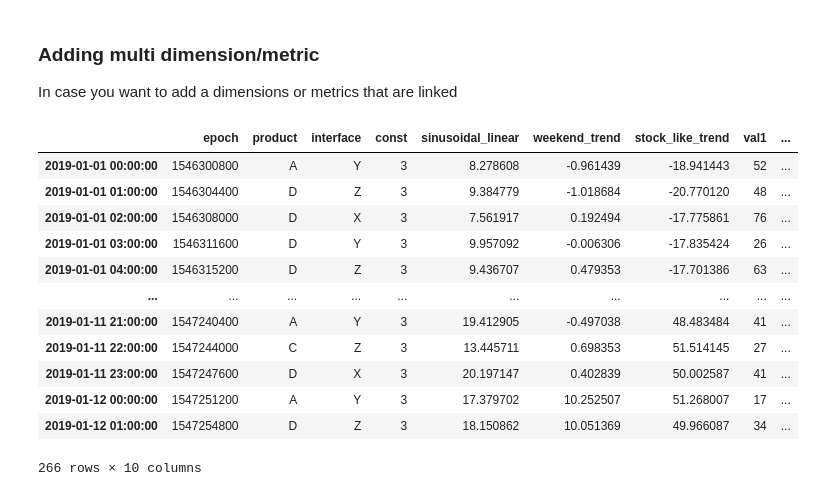
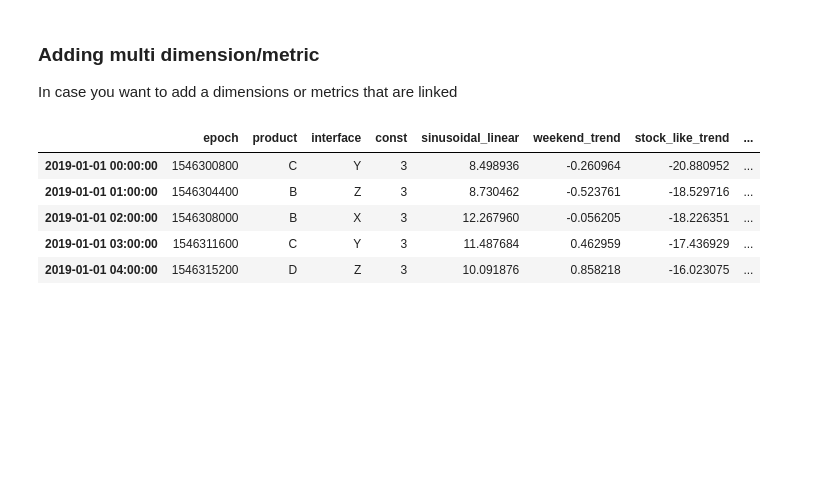
Before and after one commit to manojmanivannan/ts-data-generator, a Jupyter notebook: notebooks/sample.ipynb, the cells around one changed output. Drawn from its saved outputs; the diff is of its cells as text; code cells hidden in the pictures; blank space fills up the shorter version.

```diff
--- a/notebooks/sample.ipynb
+++ b/notebooks/sample.ipynb
@@ -104,0 +113,27 @@ DataGen(
+# %%
+# Additional trend types: HolidayTrend, ARNoiseTrend, MarkovTrend
+from ts_data_generator.utils.trends import HolidayTrend, ARNoiseTrend, MarkovTrend
+
+# Add more metrics with the new trend types
+d.add_metric(
+    name="holiday_effect",
+    trends=[
+        HolidayTrend(name="hols", country="US", effect=30, pre_window=3, post_window=2, direction="up"),
+    ],
+)
+
+d.add_metric(
+    name="ar_noise",
+    trends=[
+        ARNoiseTrend(name="ar", coefficients=[0.5, -0.2], noise_std=0.5),
+    ],
+)
+
+d.add_metric(
+    name="markov_states",
+    trends=[
+        MarkovTrend(name="mkv", states=["low", "med", "high"], values=[10, 50, 100], stickiness=0.9, noise_std=5),
+    ],
+)
+
+d.data.tail()
@@ -151,6 +227,6 @@ d.data
 ### Extending time range
 Changing the start or end datetime if automatically generate the data for all columns
 # %%
-d.end_datetime = '2019-01-12 01:05:00'
-d.data
+d.end_datetime = '2019-01-12 02:05:00'
+d.data.tail()
 # %% [output]
@@ -181,21 +250,14 @@ def my_custom_function():
 
 d.add_multi_items(names="val1 val2 val3".split(), function=my_custom_function(), aggregation_type="sum avg min".split())
 # %%
-d.data
+d.data.head()
 # %% [output]
-|  | epoch | product | interface | const | sinusoidal_linear | weekend_trend | stock_like_trend | val1 | ... |
-| 2019-01-01 00:00:00 | 1546300800 | A | Y | 3 | 8.278608 | -0.961439 | -18.941443 | 52 | ... |
-| 2019-01-01 01:00:00 | 1546304400 | D | Z | 3 | 9.384779 | -1.018684 | -20.770120 | 48 | ... |
-| 2019-01-01 02:00:00 | 1546308000 | D | X | 3 | 7.561917 | 0.192494 | -17.775861 | 76 | ... |
-| 2019-01-01 03:00:00 | 1546311600 | D | Y | 3 | 9.957092 | -0.006306 | -17.835424 | 26 | ... |
-| 2019-01-01 04:00:00 | 1546315200 | D | Z | 3 | 9.436707 | 0.479353 | -17.701386 | 63 | ... |
-| ... | ... | ... | ... | ... | ... | ... | ... | ... | ... |
-| 2019-01-11 21:00:00 | 1547240400 | A | Y | 3 | 19.412905 | -0.497038 | 48.483484 | 41 | ... |
-| 2019-01-11 22:00:00 | 1547244000 | C | Z | 3 | 13.445711 | 0.698353 | 51.514145 | 27 | ... |
-| 2019-01-11 23:00:00 | 1547247600 | D | X | 3 | 20.197147 | 0.402839 | 50.002587 | 41 | ... |
-| 2019-01-12 00:00:00 | 1547251200 | A | Y | 3 | 17.379702 | 10.252507 | 51.268007 | 17 | ... |
-| 2019-01-12 01:00:00 | 1547254800 | D | Z | 3 | 18.150862 | 10.051369 | 49.966087 | 34 | ... |
+|  | epoch | product | interface | const | sinusoidal_linear | weekend_trend | stock_like_trend | ... |
+| 2019-01-01 00:00:00 | 1546300800 | C | Y | 3 | 8.498936 | -0.260964 | -20.880952 | ... |
+| 2019-01-01 01:00:00 | 1546304400 | B | Z | 3 | 8.730462 | -0.523761 | -18.529716 | ... |
+| 2019-01-01 02:00:00 | 1546308000 | B | X | 3 | 12.267960 | -0.056205 | -18.226351 | ... |
+| 2019-01-01 03:00:00 | 1546311600 | C | Y | 3 | 11.487684 | 0.462959 | -17.436929 | ... |
+| 2019-01-01 04:00:00 | 1546315200 | D | Z | 3 | 10.091876 | 0.858218 | -16.023075 | ... |
-266 rows × 10 columns
 # %%
 d.add_multi_items(names="val4 val5 val6".split(), function=my_custom_function())
 # %%
```
Also changed, not shown: parts of 14 cells of this notebook, 6 other files.
